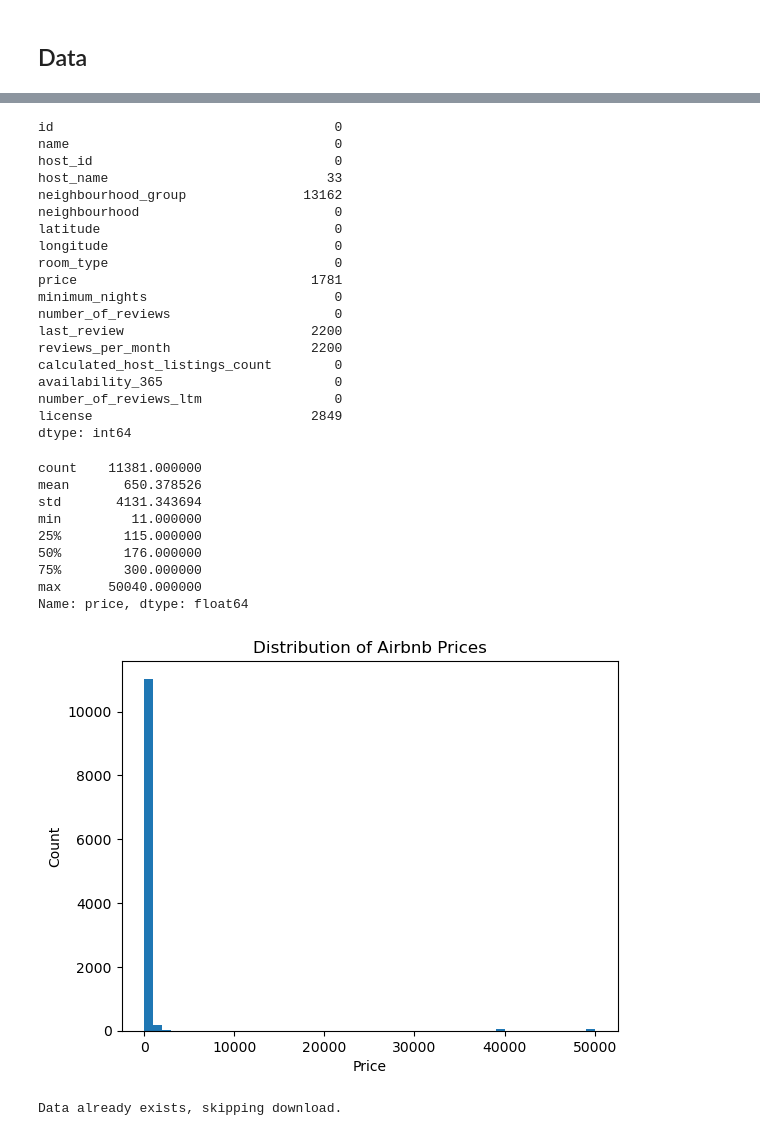
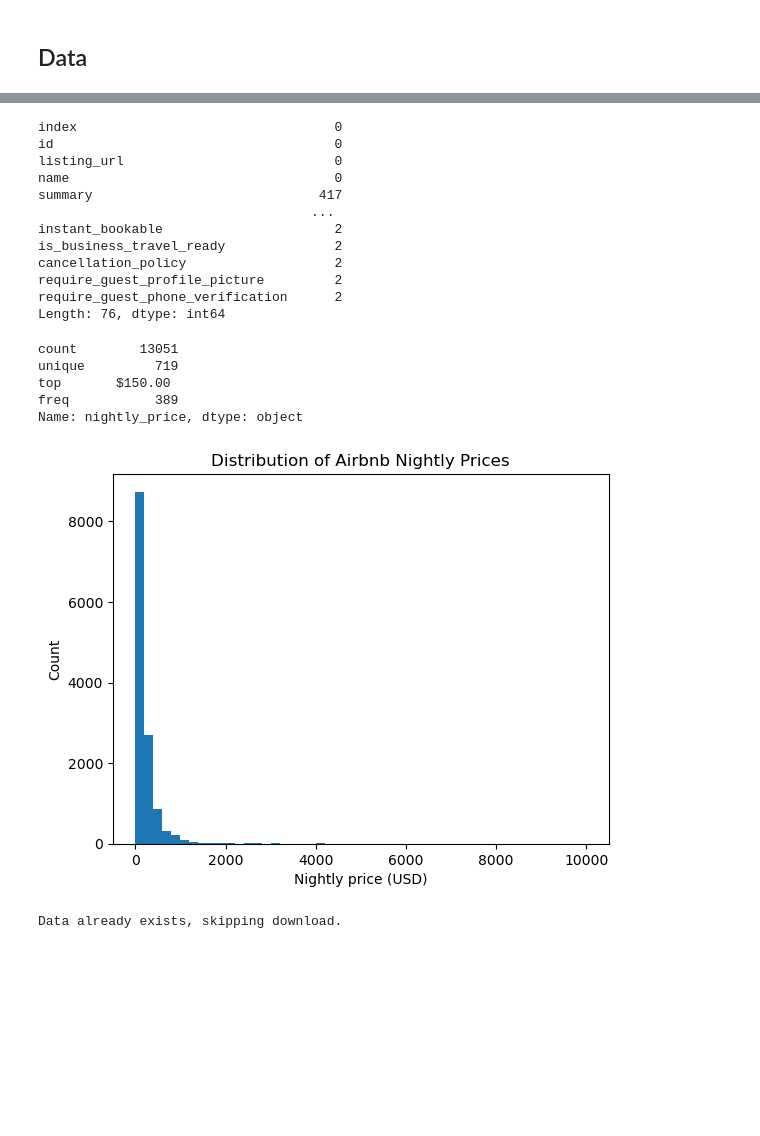
Before and after one commit to COGS108/Group082_WI26, a Jupyter notebook: 01-DataCheckpoint.ipynb, the cells around one changed output, grey strips where cells are left out. Drawn from its saved outputs; the diff is of its cells as text; code cells hidden in the pictures; blank space fills up the shorter version.

```diff
--- a/01-DataCheckpoint.ipynb
+++ b/01-DataCheckpoint.ipynb
@@ -96,6 +100,10 @@ ACS estimates are based on survey sampling and may not perfectly reflect real-ti
 # %%
 import pandas as pd
 
-listings = pd.read_csv("data/00-raw/listings.csv")
-listings.head()
+listings = pd.read_csv("data/00-raw/listings.csv", low_memory=False)
+
+# Missingness is systematic: review date fields are missing mostly when there are 0 reviews
+listings.assign(
+    missing_last_review=listings["last_review"].isna()
+).groupby("missing_last_review")["number_of_reviews"].describe()
 # %% [output]
@@ -121,47 +138,45 @@ Index(['id', 'name', 'host_id', 'host_name', 'neighbourhood_group',
 # %%
 listings.isna().sum()
 # %% [output]
+index                                 0
 id                                    0
+listing_url                           0
 name                                  0
-host_id                               0
-host_name                            33
-neighbourhood_group               13162
-neighbourhood                         0
-latitude                              0
-longitude                             0
-room_type                             0
-price                              1781
-minimum_nights                        0
-number_of_reviews                     0
-last_review                        2200
-reviews_per_month                  2200
-calculated_host_listings_count        0
-availability_365                      0
-number_of_reviews_ltm                 0
-license                            2849
-dtype: int64
+summary                             417
+                                   ...
+instant_bookable                      2
+is_business_travel_ready              2
+cancellation_policy                   2
+require_guest_profile_picture         2
+require_guest_phone_verification      2
+Length: 76, dtype: int64
 # %%
-listings['price'].describe()
+listings['nightly_price'].describe()
 # %% [output]
-count    11381.000000
-mean       650.378526
-std       4131.343694
-min         11.000000
-25%        115.000000
-50%        176.000000
-75%        300.000000
-max      50040.000000
-Name: price, dtype: float64
+count        13051
+unique         719
+top       $150.00
+freq           389
+Name: nightly_price, dtype: object
 # %%
 import matplotlib.pyplot as plt
+import pandas as pd
 
-plt.hist(listings['price'], bins=50)
-plt.title("Distribution of Airbnb Prices")
-plt.xlabel("Price")
+# clean nightly_price -> numeric
+price_num = (
+    listings["nightly_price"]
+    .astype(str)
+    .str.replace(r"[\$,]", "", regex=True)
+)
+price_num = pd.to_numeric(price_num, errors="coerce")
+
+plt.hist(price_num.dropna(), bins=50)
+plt.title("Distribution of Airbnb Nightly Prices")
+plt.xlabel("Nightly price (USD)")
 plt.ylabel("Count")
 plt.show()
 # %% [output]
-[figure, old version]
+[figure, new version]
 # %%
 # Setup code -- this only needs to be run once after cloning the repo!
 # this code downloads the data from its source to the `data/00-raw/` directory
```
Also changed, not shown: parts of 9 cells of this notebook.
